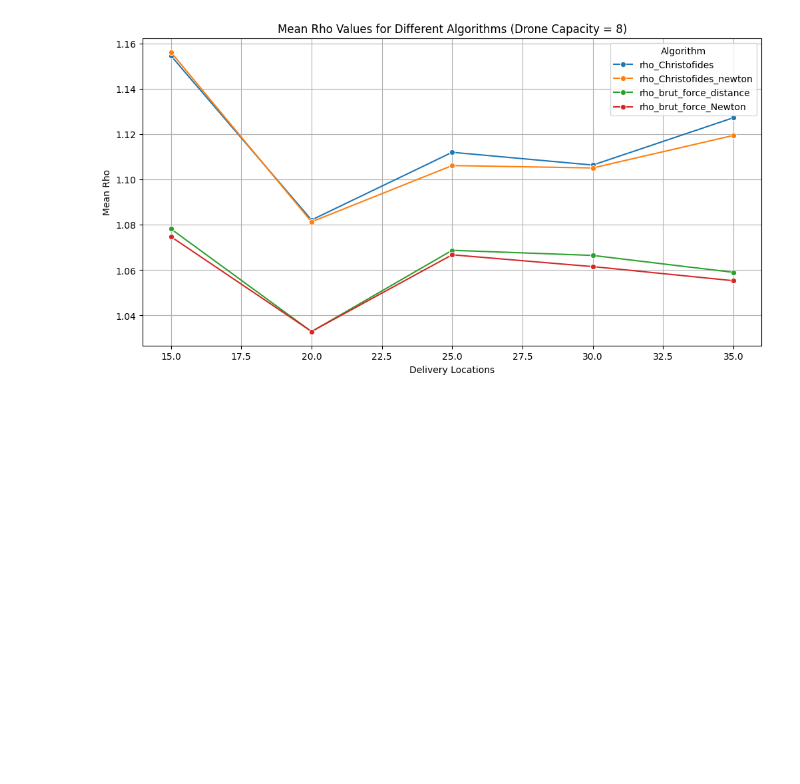
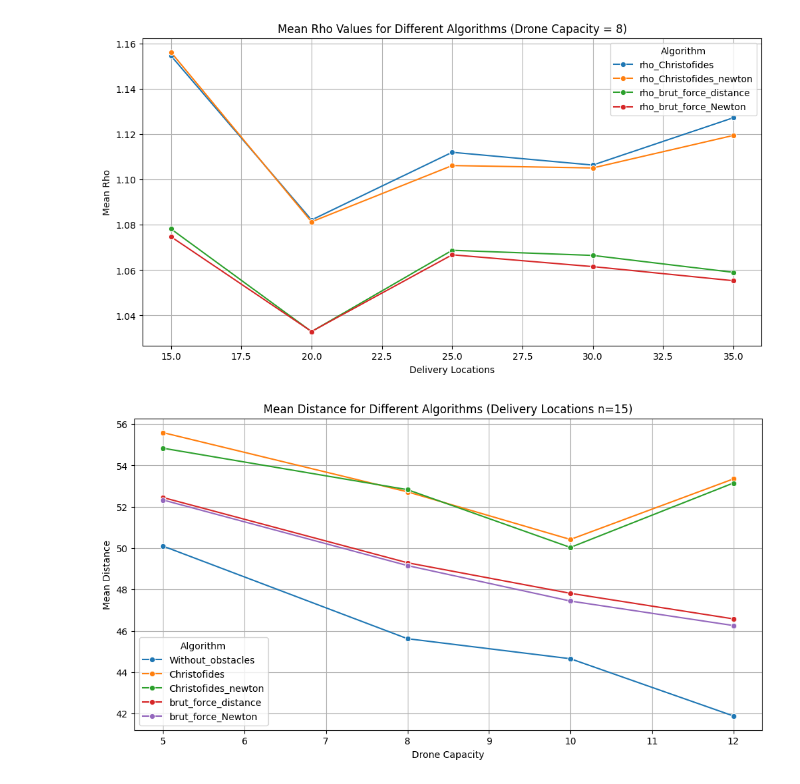
Before and after one commit to Grey-Hat-07/drone_obstacle, a Jupyter notebook: Drone_performance_k.ipynb, the cells around one changed output. Saved outputs shown, nothing was run; the diff lists cells and outputs as text; code cells hidden in the pictures; blank space fills up the shorter version.

```diff
--- a/Drone_performance_k.ipynb
+++ b/Drone_performance_k.ipynb
@@ -110,3 +110,23 @@ plt.grid(True)
 plt.show()
 # %% [output]
 [figure]
+# %%
+df = pd.read_csv('./New_drone_performance.csv')
+
+df = df[df['delivary_locations'] == 15]
+
+mean_valuess = df.groupby('drone_capacity').mean().reset_index()
+
+# Melt the DataFrame to have 'algorithm' and 'distance' columns for plotting
+mean_valuess_melt = pd.melt(mean_valuess, id_vars=['drone_capacity'], value_vars=['Without_obstacles', 'Christofides', 'Christofides_newton', 'brut_force_distance', 'brut_force_Newton'], var_name='Algorithm', value_name='Distance')
+
+# Plot the line plot using seaborn
+plt.figure(figsize=(12, 6))
+sns.lineplot(x='drone_capacity', y='Distance', hue='Algorithm', marker='o', data=mean_valuess_melt)
+plt.title('Mean Distance for Different Algorithms (Delivery Locations n=15)')
+plt.xlabel('Drone Capacity')
+plt.ylabel('Mean Distance')
+plt.grid(True)
+plt.show()
+# %% [output]
+[figure, added]
```
Also changed, not shown: parts of 1 cell of this notebook, 2 other files.
